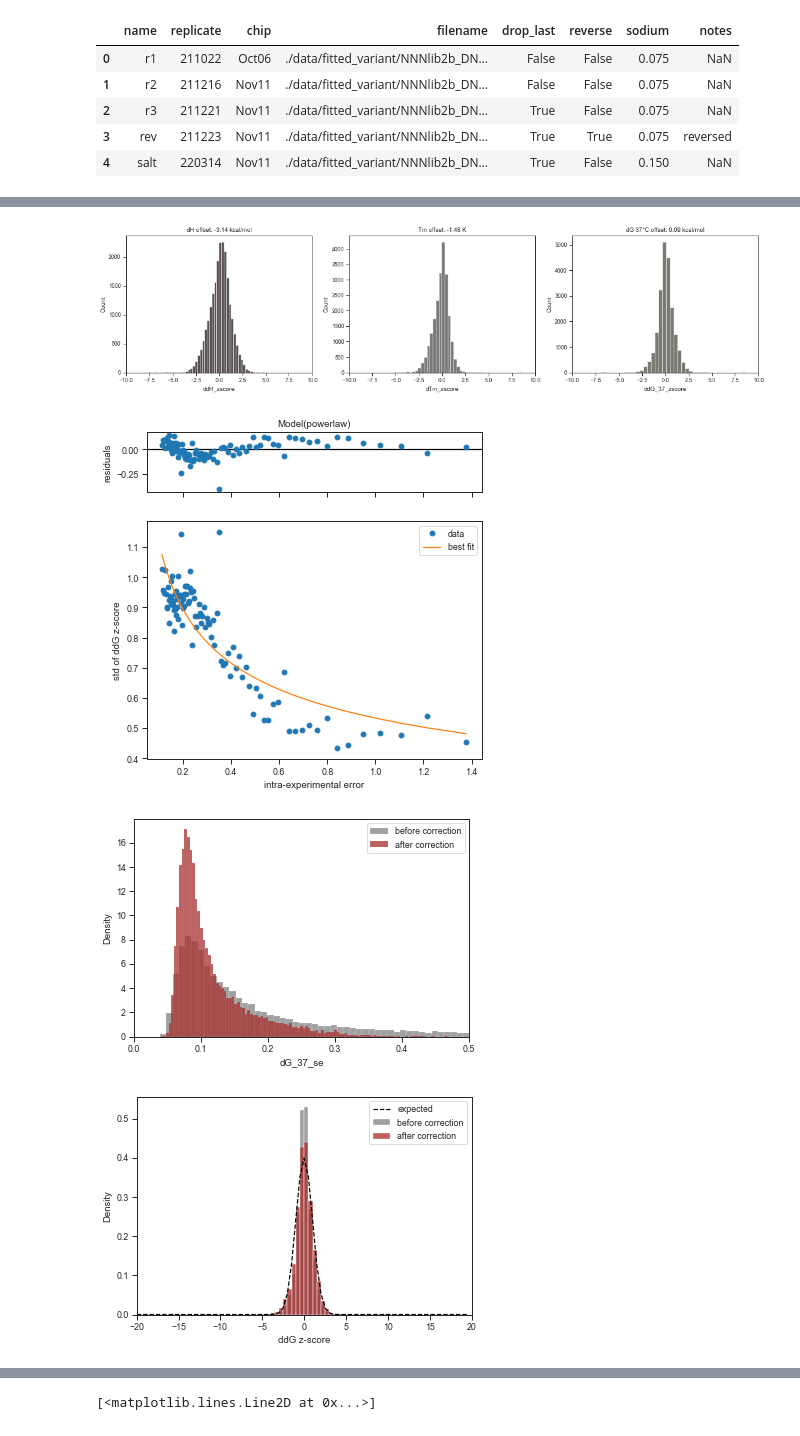
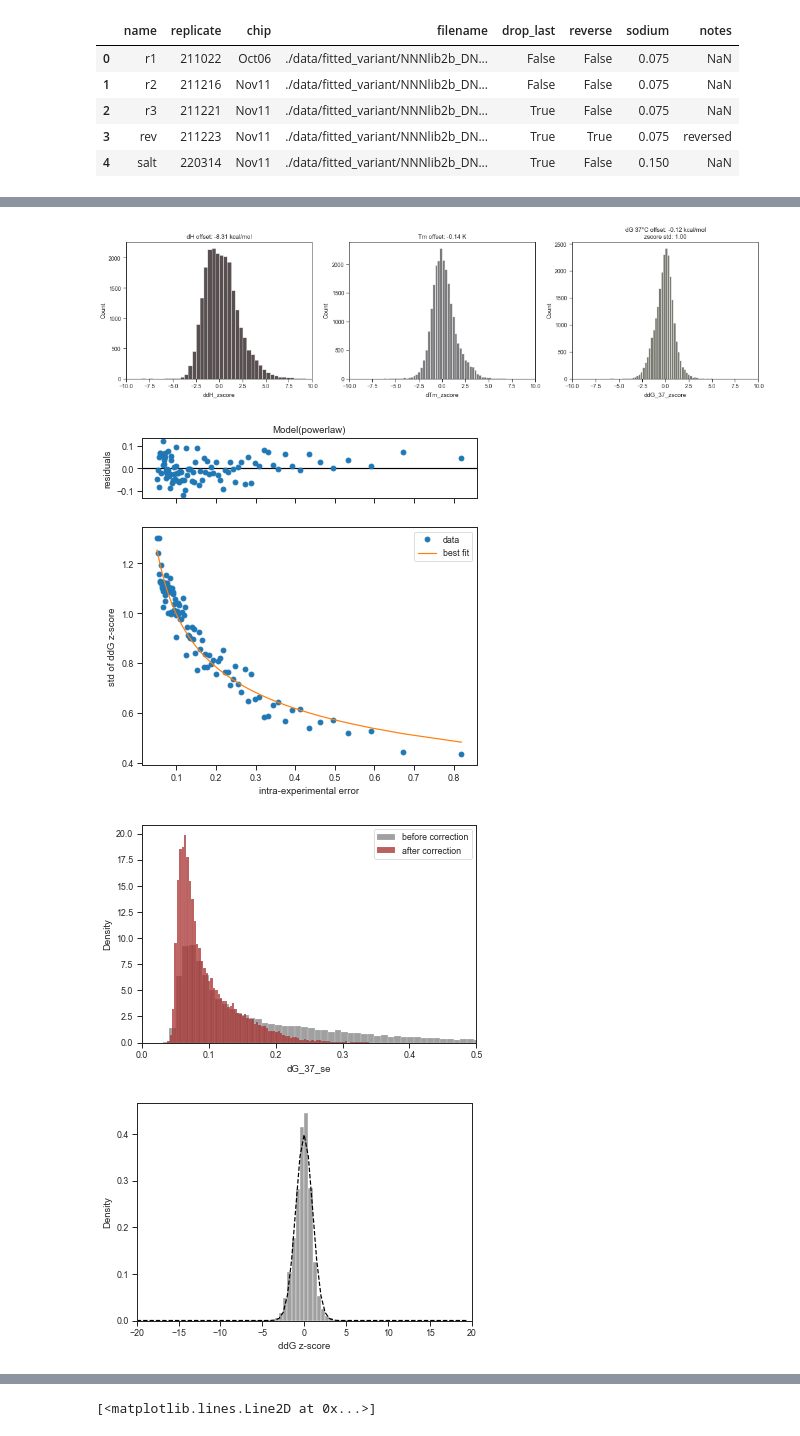
Before and after one commit to keyuxi/nnn_analysis, a Jupyter notebook: 220309_Tm-dH_analysis.ipynb, the cells around one changed output, grey strips where cells are left out. Saved outputs shown, nothing was run; the diff lists cells and outputs as text; code cells hidden in the pictures.

```diff
--- a/220309_Tm-dH_analysis.ipynb
+++ b/220309_Tm-dH_analysis.ipynb
@@ -587,7 +566,7 @@ replicate_df
 from nnn.arraydata import ErrorAdjust, ArrayData
 arraydata = ArrayData(replicate_df=replicate_df.iloc[:3,:],
                       annotation_file='./data/annotation/NNNlib2b_annotation_20220316.tsv',
-                      learn_error_adjust_from=('r2', 'r3'))
+                      learn_error_adjust_from=('r1', 'r2'))
 # %% [output]
 86.43% variants passed the filter n_clusters > 5 & dG_37_se < 2 & Tm_se < 25 & dH_se < 25 & RMSE < 0.5
 86.41% variants passed the filter n_clusters > 5 & dG_37_se < 2 & Tm_se < 25 & dH_se < 25 & RMSE < 0.5
@@ -599,16 +578,16 @@ Load from file ./data/fitted_variant/NNNlib2b_DNA_20211221_v6.CPvariant.gz
 
 Combining dH
 
 Combining Tm
 
 Combining dG_37
 
 Combining dS
 
 Combining fmax
 
 Combining fmin
-[figure, old version]
+[figure, new version]
-[figure, old version]
+[figure, new version]
-[figure, old version]
+[figure, new version]
-[figure, old version]
+[figure, new version]
```
Also changed, not shown: parts of 5 cells of this notebook, 12 other files.
